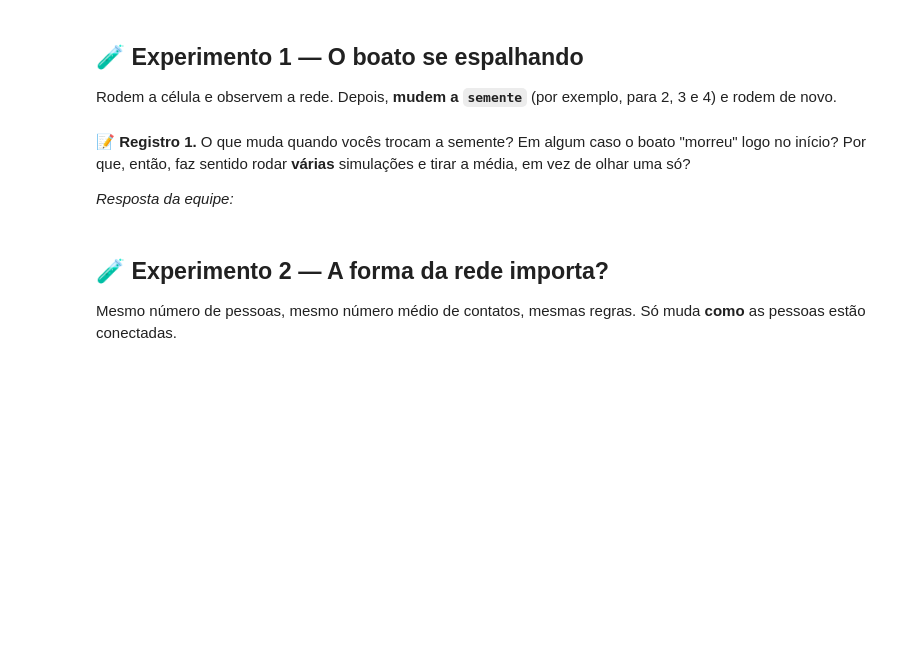
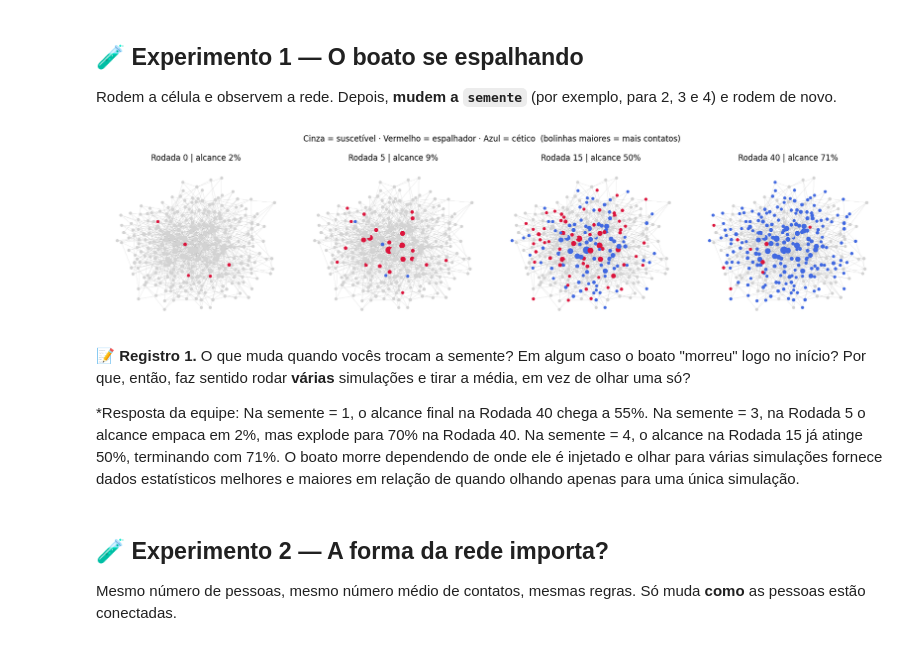
Before and after one commit to Gerlando-eng/Boatos-em-rede, a Jupyter notebook: boatos_em_rede_ALUNO.ipynb, the cells around one changed output. Saved outputs shown, nothing was run; the diff lists cells and outputs as text; code cells hidden in the pictures; blank space fills up the shorter version.

```diff
--- a/boatos_em_rede_ALUNO.ipynb
+++ b/boatos_em_rede_ALUNO.ipynb
@@ -331,11 +337,13 @@ print("Ferramentas carregadas ✅")
 ## 🧪 Experimento 1 — O boato se espalhando
 Rodem a célula e observem a rede. Depois, **mudem a `semente`** (por exemplo, para 2, 3 e 4) e rodem de novo.
 # %%
-mostrar_evolucao({"tipo_rede": "sem_escala"}, semente=1)
+mostrar_evolucao({"tipo_rede": "sem_escala"}, semente=4)
+# %% [output]
+[figure, added]
 # %% [markdown]
 📝 **Registro 1.** O que muda quando vocês trocam a semente? Em algum caso o boato "morreu" logo no início? Por que, então, faz sentido rodar **várias** simulações e tirar a média, em vez de olhar uma só?
 
-*Resposta da equipe:*
+*Resposta da equipe: Na semente = 1, o alcance final na Rodada 40 chega a 55%.   Na semente = 3, na Rodada 5 o alcance empaca em 2%, mas explode para 70% na Rodada 40.   Na semente = 4, o alcance na Rodada 15 já atinge 50%, terminando com 71%. O boato morre dependendo de onde ele é injetado e olhar para várias simulações fornece dados estatísticos melhores e maiores em relação de quando olhando apenas para uma única simulação.
 # %% [markdown]
 ## 🧪 Experimento 2 — A forma da rede importa?
 Mesmo número de pessoas, mesmo número médio de contatos, mesmas regras. Só muda **como** as pessoas estão conectadas.
```
Also changed, not shown: parts of 7 cells of this notebook.
